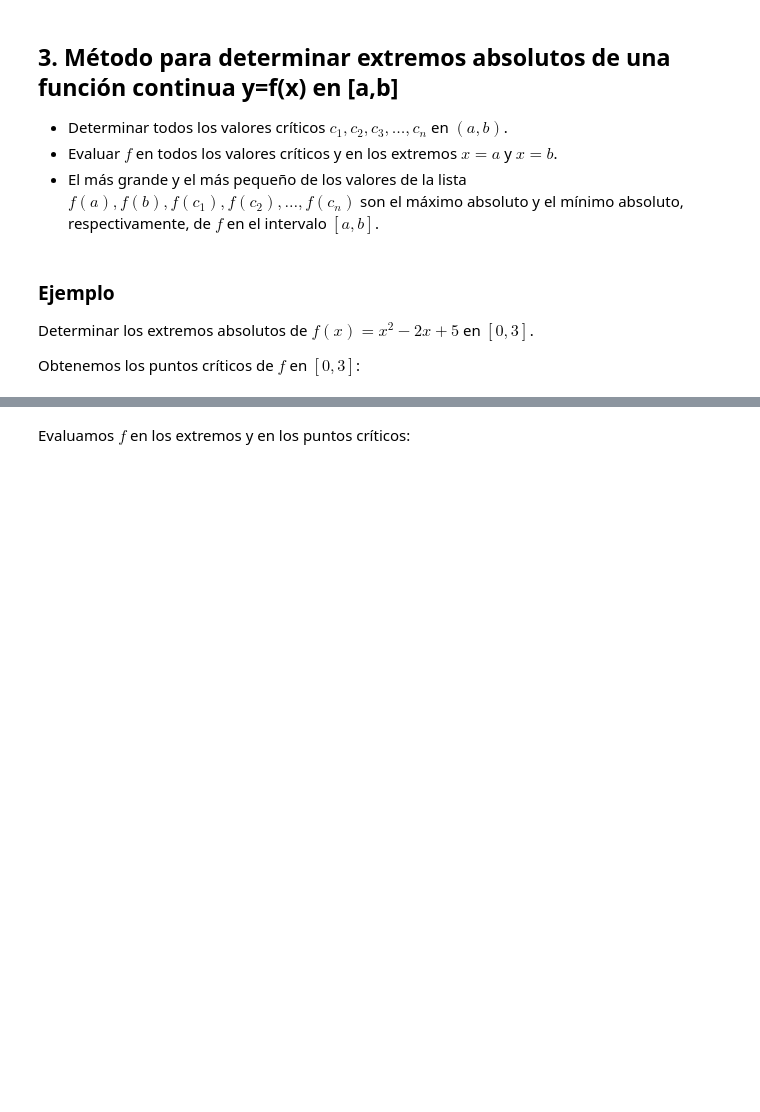
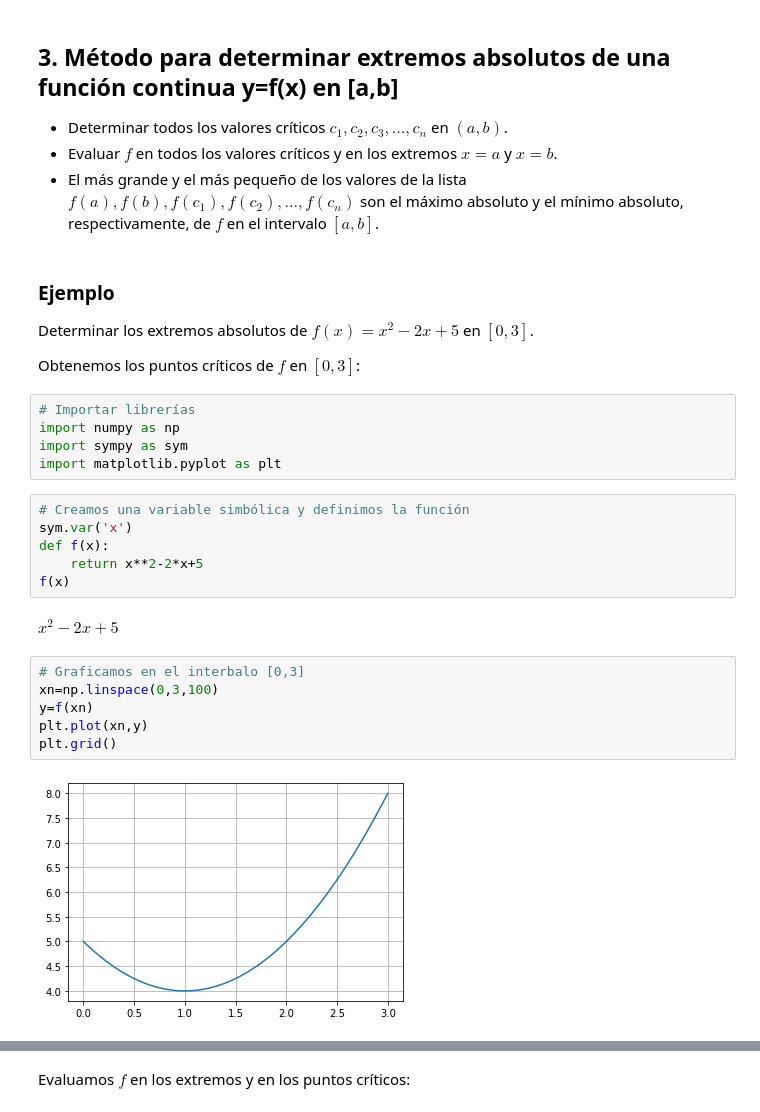
Before and after one commit to ArellanoMCarlos/SimMat2021O_D, a Jupyter notebook: Optimización/Funciones escalares.ipynb, the cells around one changed output, grey strips where cells are left out. Saved outputs shown, nothing was run; the diff lists cells and outputs as text; blank space fills up the shorter version.

```diff
--- a/Optimización/Funciones escalares.ipynb
+++ b/Optimización/Funciones escalares.ipynb
@@ -457,3 +457,24 @@ plt.grid()
 Determinar los extremos absolutos de $f(x)=x^2-2x+5$ en $\left[0,3\right]$.
 
 Obtenemos los puntos críticos de $f$ en $\left[0,3\right]$:
+# %%
+# Importar librerías
+import numpy as np
+import sympy as sym
+import matplotlib.pyplot as plt
+# %%
+# Creamos una variable simbólica y definimos la función
+sym.var('x')
+def f(x):
+    return x**2-2*x+5
+f(x)
+# %% [output]
+$\displaystyle x^{2} - 2 x + 5$
+# %%
+# Graficamos en el interbalo [0,3]
+xn=np.linspace(0,3,100)
+y=f(xn)
+plt.plot(xn,y)
+plt.grid()
+# %% [output]
+[figure, added]
```
Also changed, not shown: parts of 30 cells of this notebook.
